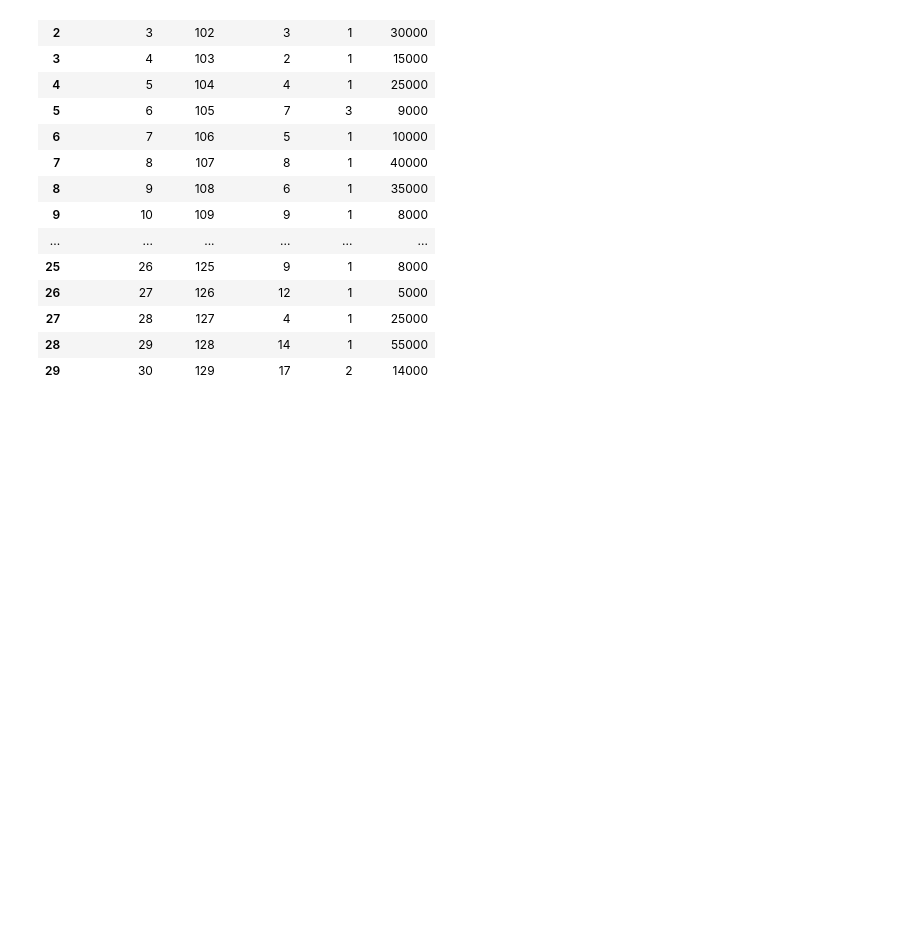
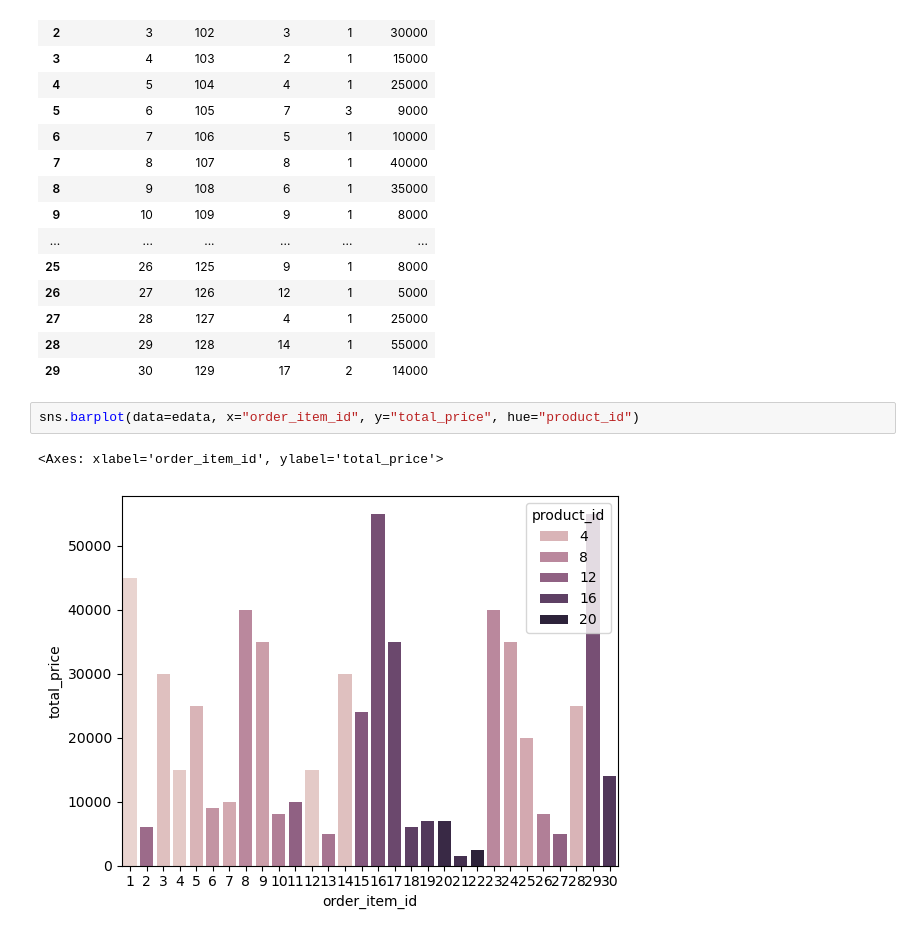
Before and after one commit to vishnu192003/Practice_Cource_2026, a Jupyter notebook: seaborn.ipynb, the cells around one changed output. Drawn from its saved outputs; the diff is of its cells as text; blank space fills up the shorter version.

```diff
--- a/seaborn.ipynb
+++ b/seaborn.ipynb
@@ -146,3 +146,8 @@ edata
 | 27 | 28 | 127 | 4 | 1 | 25000 |
 | 28 | 29 | 128 | 14 | 1 | 55000 |
 | 29 | 30 | 129 | 17 | 2 | 14000 |
+# %%
+sns.barplot(data=edata, x="order_item_id", y="total_price", hue="product_id")
+# %% [output]
+<Axes: xlabel='order_item_id', ylabel='total_price'>
+[figure, added]
```
